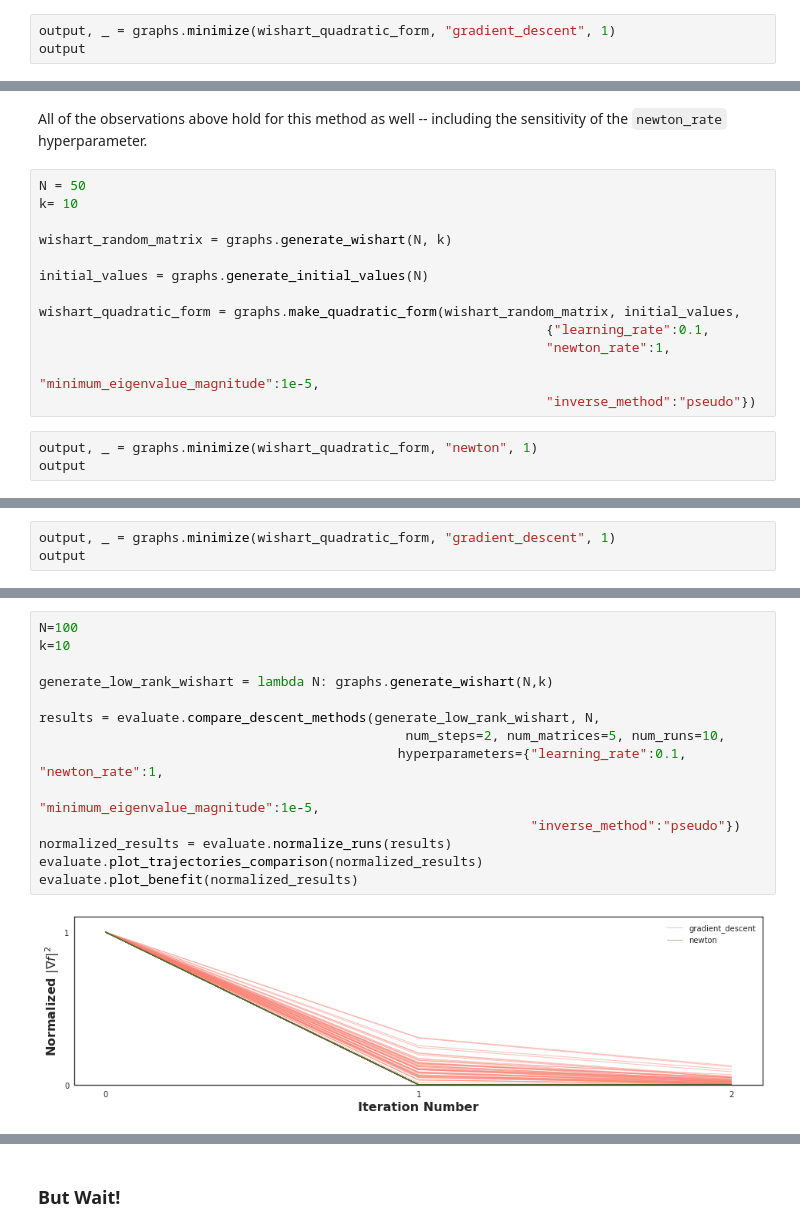
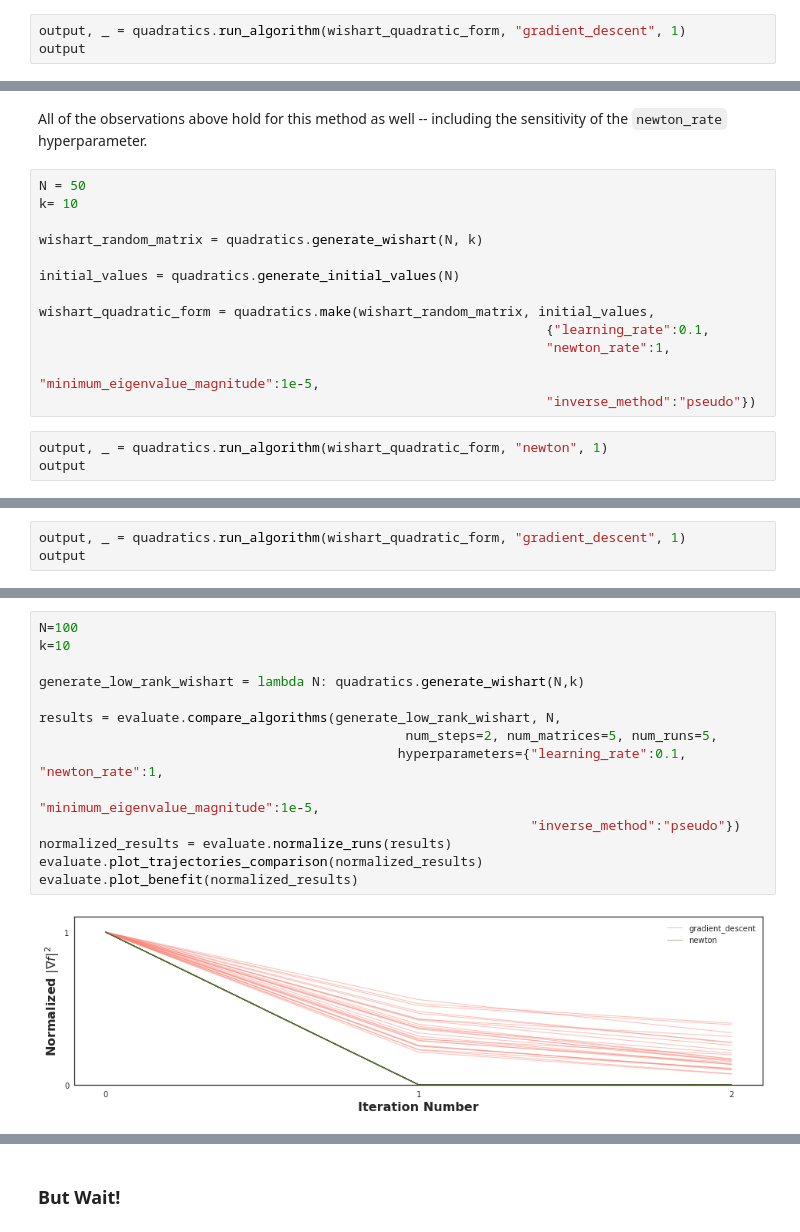
Before and after one commit to charlesfrye/tf_hessians, a Jupyter notebook: 01a - Critical Points of Quadratic Forms - Newton's Method.ipynb, the cells around one changed output, grey strips where cells are left out. Cells and saved outputs as stored; diff of their text form.

```diff
--- a/01a - Critical Points of Quadratic Forms - Newton's Method.ipynb
+++ b/01a - Critical Points of Quadratic Forms - Newton's Method.ipynb
@@ -404,4 +395,4 @@ output
 # %%
-output, _ = graphs.minimize(wishart_quadratic_form, "gradient_descent", 1)
+output, _ = quadratics.run_algorithm(wishart_quadratic_form, "gradient_descent", 1)
 output
 # %% [output]
@@ -546,16 +537,16 @@ All of the observations above hold for this method as well
 N = 50
 k= 10
 
-wishart_random_matrix = graphs.generate_wishart(N, k)
+wishart_random_matrix = quadratics.generate_wishart(N, k)
 
-initial_values = graphs.generate_initial_values(N)
+initial_values = quadratics.generate_initial_values(N)
 
-wishart_quadratic_form = graphs.make_quadratic_form(wishart_random_matrix, initial_values,
+wishart_quadratic_form = quadratics.make(wishart_random_matrix, initial_values,
                                                                  {"learning_rate":0.1,
                                                                  "newton_rate":1,
                                                                  "minimum_eigenvalue_magnitude":1e-5,
                                                                  "inverse_method":"pseudo"})
 # %%
-output, _ = graphs.minimize(wishart_quadratic_form, "newton", 1)
+output, _ = quadratics.run_algorithm(wishart_quadratic_form, "newton", 1)
 output
 # %% [output]
@@ -563,4 +554,4 @@ output
 # %%
-output, _ = graphs.minimize(wishart_quadratic_form, "gradient_descent", 1)
+output, _ = quadratics.run_algorithm(wishart_quadratic_form, "gradient_descent", 1)
 output
 # %% [output]
@@ -598,16 +589,16 @@ gradient norm:
 # %%
 N=100
 k=10
 
-generate_low_rank_wishart = lambda N: graphs.generate_wishart(N,k)
+generate_low_rank_wishart = lambda N: quadratics.generate_wishart(N,k)
 
-results = evaluate.compare_descent_methods(generate_low_rank_wishart, N,
-                                               num_steps=2, num_matrices=5, num_runs=10,
+results = evaluate.compare_algorithms(generate_low_rank_wishart, N,
+                                               num_steps=2, num_matrices=5, num_runs=5,
                                               hyperparameters={"learning_rate":0.1, "newton_rate":1,
                                                                "minimum_eigenvalue_magnitude":1e-5,
                                                                "inverse_method":"pseudo"})
 normalized_results = evaluate.normalize_runs(results)
 evaluate.plot_trajectories_comparison(normalized_results)
 evaluate.plot_benefit(normalized_results)
 # %% [output]
-[figure, old version]
+[figure, new version]
```
Also changed, not shown: parts of 47 cells of this notebook.
